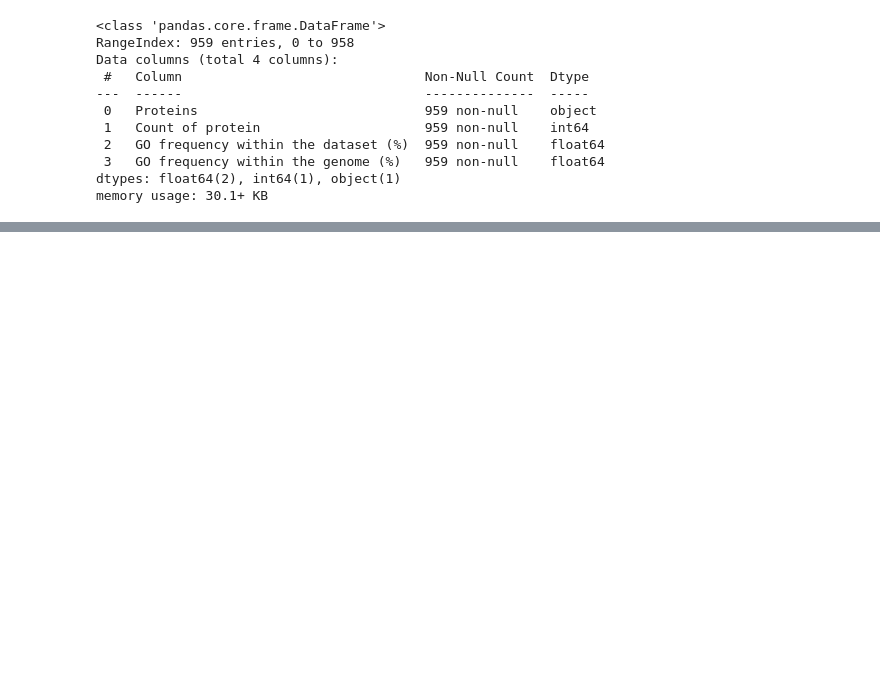
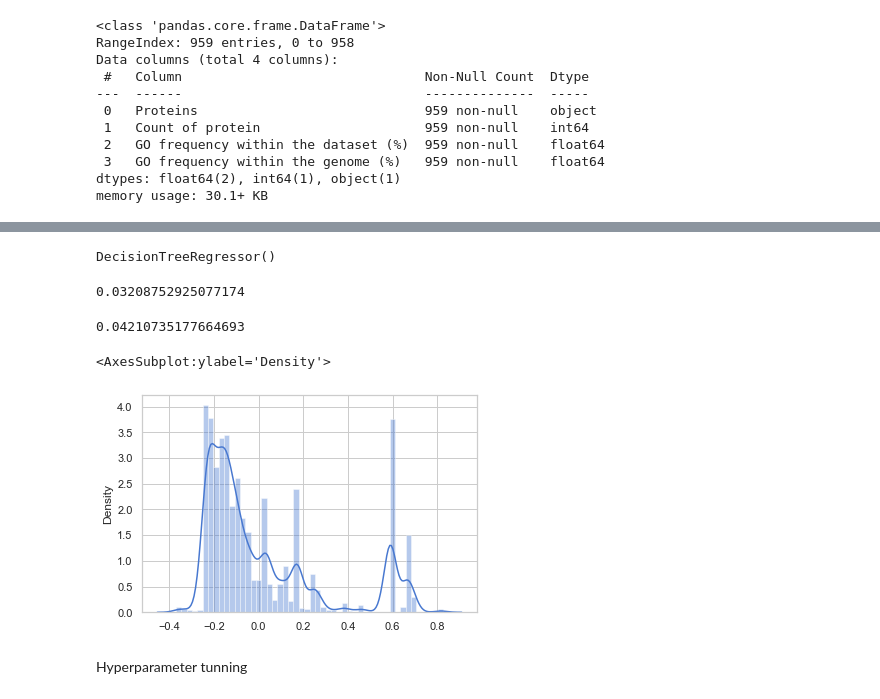
Before and after one commit to Aditya04-code/Regression-model-analysis-on-cattle-, a Jupyter notebook: 1.ipynb, the cells around one changed output, grey strips where cells are left out. Drawn from its saved outputs; the diff is of its cells as text; code cells hidden in the pictures; blank space fills up the shorter version.

```diff
--- a/1.ipynb
+++ b/1.ipynb
@@ -227,0 +289,2 @@ memory usage: 30.1+ KB
+# %%
+reg.fit(X_train,y_train)
@@ -227,0 +299,21 @@ memory usage: 30.1+ KB
+# %%
+reg_model = DecisionTreeRegressor()
+# %%
+reg_model.fit(X_train,y_train)
+# %% [output]
+DecisionTreeRegressor()
+# %%
+reg_model.score(X_train,y_train)
+# %% [output]
+0.03208752925077174
+# %%
+reg_model.score(X_test,y_test)
+# %% [output]
+0.04210735177664693
+# %%
+prediction = reg_model.predict(X_test)
+# %%
+sns.distplot(y_test-prediction)
+# %% [output]
+<AxesSubplot:ylabel='Density'>
+[figure, added]
@@ -227,0 +328,2 @@ memory usage: 30.1+ KB
+# %% [markdown]
+Hyperparameter tunning
```
Also changed, not shown: parts of 45 cells of this notebook.
